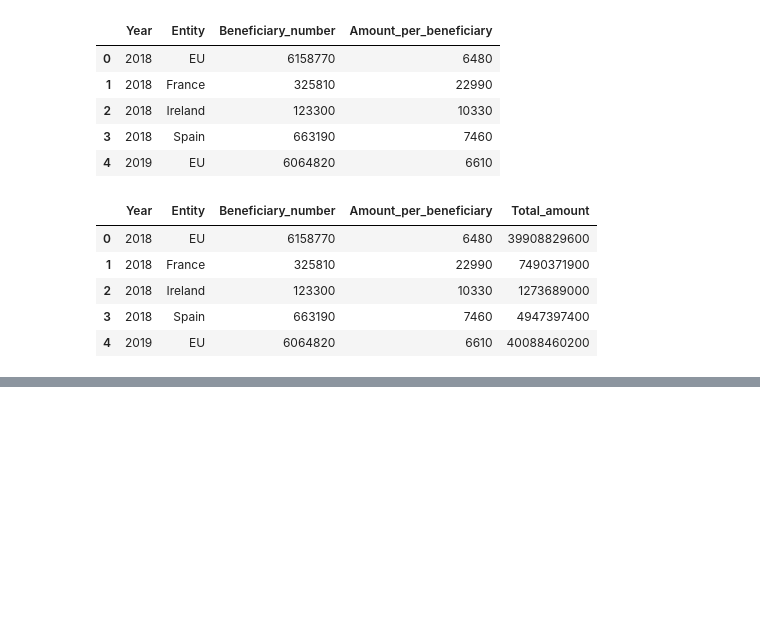
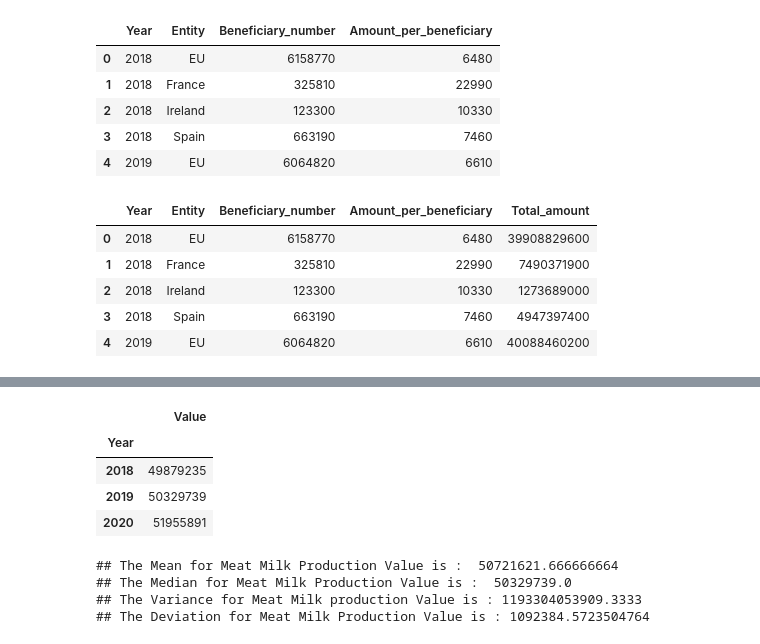
Before and after one commit to sba22303/CA2, a Jupyter notebook: CA2.ipynb, the cells around one changed output, grey strips where cells are left out. Drawn from its saved outputs; the diff is of its cells as text; code cells hidden in the pictures; blank space fills up the shorter version.

```diff
--- a/CA2.ipynb
+++ b/CA2.ipynb
@@ -474,0 +521,24 @@ Our Conclusion : We have now our cap_df dataframe that contains values for the l
+# %%
+#Calculate per Year the Value of the Meat/Milk Production
+ir_mm_df = ir_mm_df.groupby("Year").sum()
+ir_mm_df.head()
+# %% [output]
+|  | Value |
+| Year |  |
+| 2018 | 49879235 |
+| 2019 | 50329739 |
+| 2020 | 51955891 |
+# %%
+# Let's calculate our Mean, Median, Variance and deviation for Meat/Milk Values.
+ir_mm_mean = ir_mm_df['Value'].mean()
+print("## The Mean for Meat Milk Production Value is : ", ir_mm_mean)
+print("## The Median for Meat Milk Production Value is : ",ir_mm_df['Value'].median())
+print("## The Variance for Meat Milk production Value is :",ir_mm_df['Value'].var())
+ir_mm_var = ir_mm_df['Value'].var()
+ir_mm_deviation =math.sqrt(ir_mm_var)
+print("## The Deviation for Meat Milk Production Value is :",ir_mm_deviation)
+# %% [output]
+## The Mean for Meat Milk Production Value is :  50721621.666666664
+## The Median for Meat Milk Production Value is :  50329739.0
+## The Variance for Meat Milk production Value is : 1193304053909.3333
+## The Deviation for Meat Milk Production Value is : 1092384.5723504764
```
Also changed, not shown: parts of 42 cells of this notebook.
